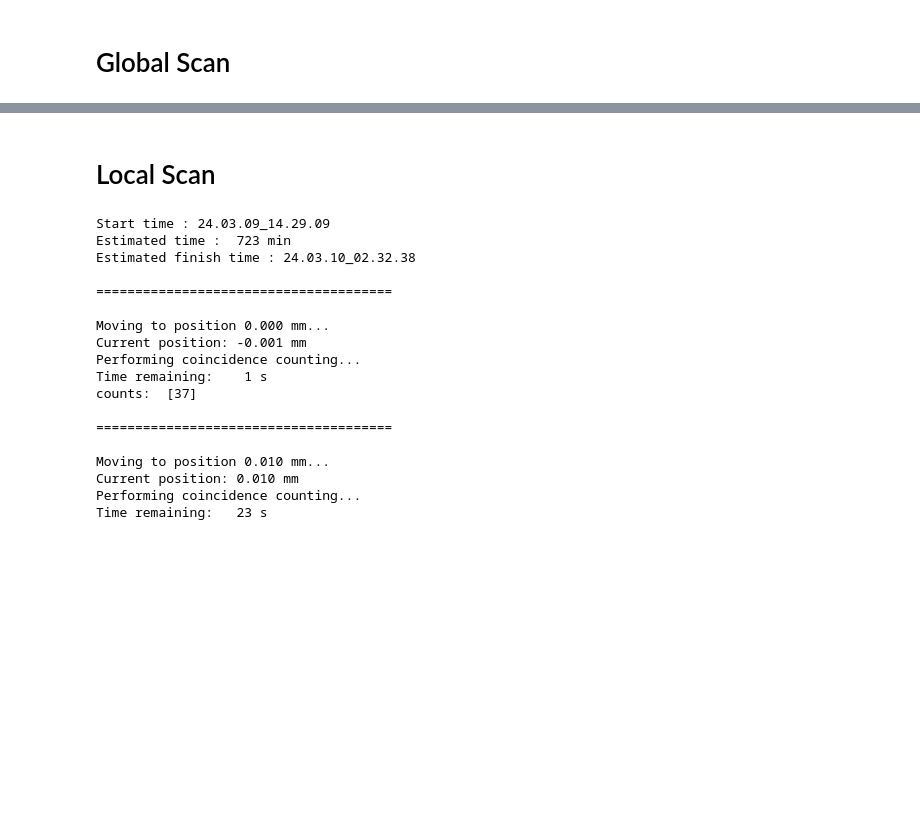
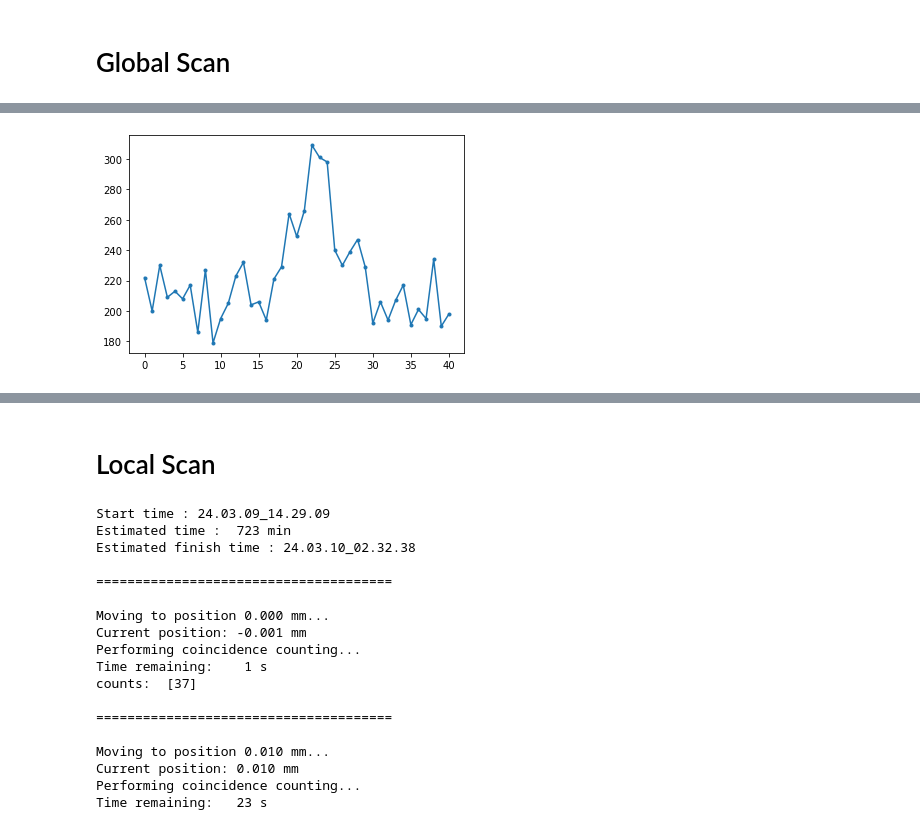
Before and after one commit to hfwang132/tomo_swabian, a Jupyter notebook: utils/vis.ipynb, the cells around one changed output, grey strips where cells are left out. Cells and saved outputs as stored; diff of their text form; code cells hidden in the pictures; blank space fills up the shorter version.

```diff
--- a/utils/vis.ipynb
+++ b/utils/vis.ipynb
@@ -103,4 +128,6 @@ freeTimeTagger(tagger=tagger)
 # %%
-plt.plot(counts)
+plt.plot(counts, ".-")
 plt.savefig(filename[:-4] + '.jpg')
 plt.show()
+# %% [output]
+[figure, added]
```
Also changed, not shown: parts of 10 cells of this notebook, 13 other files.
